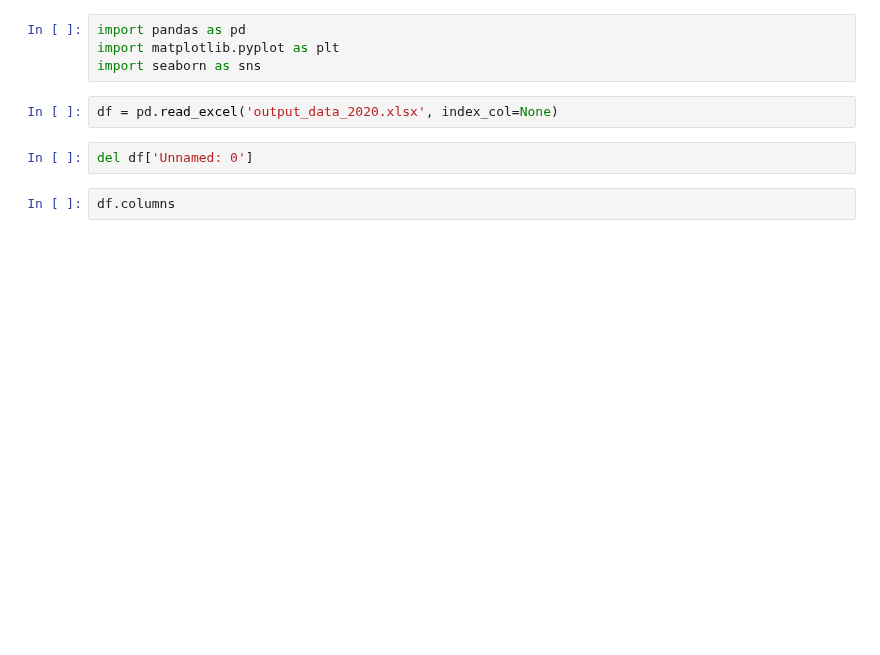
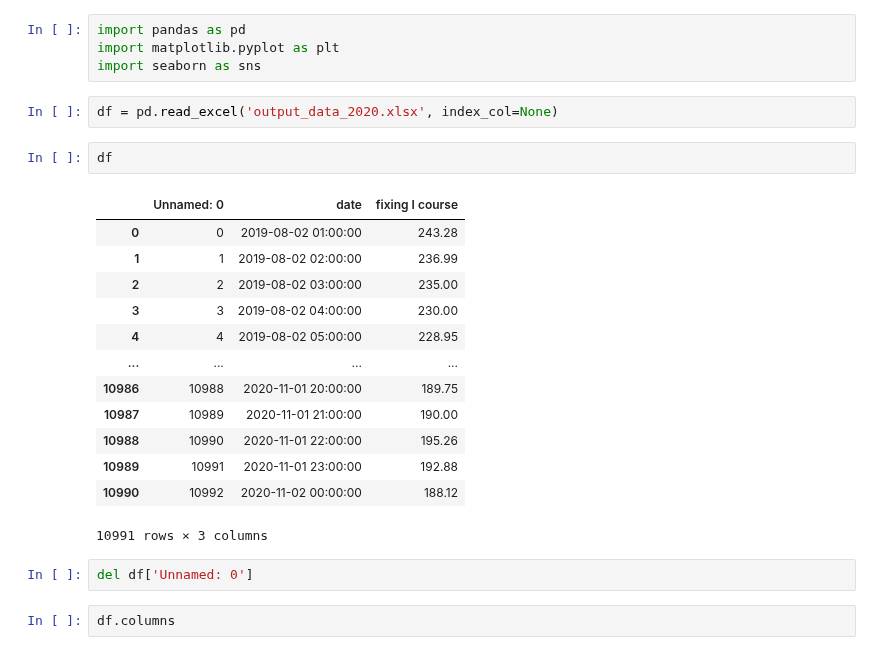
Before and after one commit to piekarsky/Short-Term-Electricity-Price-Forecasting-at-the-Polish-Day-Ahead-Market, a Jupyter notebook: electricity-price-forecasting-statistical-models.ipynb, the cells around one changed output. Cells and saved outputs as stored; diff of their text form; blank space fills up the shorter version.

```diff
--- a/electricity-price-forecasting-statistical-models.ipynb
+++ b/electricity-price-forecasting-statistical-models.ipynb
@@ -4,6 +4,22 @@ import matplotlib.pyplot as plt
 import seaborn as sns
 # %%
 df = pd.read_excel('output_data_2020.xlsx', index_col=None)
+# %%
+df
+# %% [output]
+|  | Unnamed: 0 | date | fixing I course |
+| 0 | 0 | 2019-08-02 01:00:00 | 243.28 |
+| 1 | 1 | 2019-08-02 02:00:00 | 236.99 |
+| 2 | 2 | 2019-08-02 03:00:00 | 235.00 |
+| 3 | 3 | 2019-08-02 04:00:00 | 230.00 |
+| 4 | 4 | 2019-08-02 05:00:00 | 228.95 |
+| ... | ... | ... | ... |
+| 10986 | 10988 | 2020-11-01 20:00:00 | 189.75 |
+| 10987 | 10989 | 2020-11-01 21:00:00 | 190.00 |
+| 10988 | 10990 | 2020-11-01 22:00:00 | 195.26 |
+| 10989 | 10991 | 2020-11-01 23:00:00 | 192.88 |
+| 10990 | 10992 | 2020-11-02 00:00:00 | 188.12 |
+10991 rows × 3 columns
 # %%
 del df['Unnamed: 0']
 # %%
```
Also changed, not shown: parts of 4 cells of this notebook.
